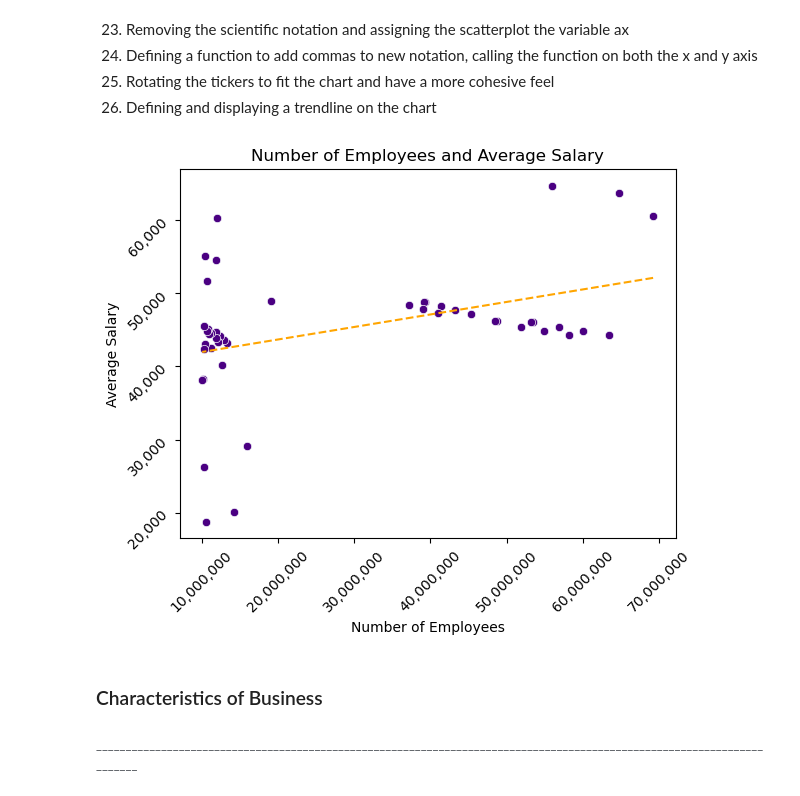
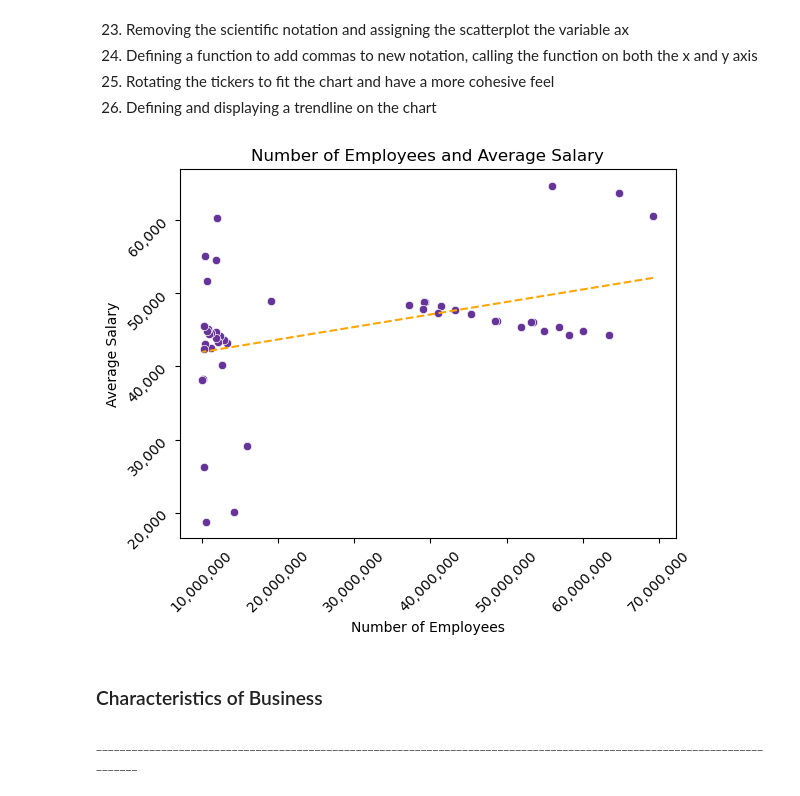
Before and after one commit to FinnMcSweeney/asmt-08-group1, a Jupyter notebook: ETLreport.ipynb, the cells around one changed output. Drawn from its saved outputs; the diff is of its cells as text; code cells hidden in the pictures.

```diff
--- a/ETLreport.ipynb
+++ b/ETLreport.ipynb
@@ -158,34 +159,34 @@ correlation = top50['EMP'].corr(top50['Average_Salary'])
 # %%
 x = top50['EMP']
 y = top50['Average_Salary']
 
 sns.scatterplot(x, y);
 
 # Removing the scientific notation and assigning the scatterplot the variable ax
-ax = sns.scatterplot(x, y, color = 'indigo');
+ax = sns.scatterplot(x, y, color = 'rebeccapurple');
 ax.yaxis.get_major_formatter().set_scientific(False)
 ax.xaxis.get_major_formatter().set_scientific(False)
 
 def add_commas(x, pos):
     return '{:,}'.format(int(x))
 
 ax.yaxis.set_major_formatter(FuncFormatter(add_commas))
 ax.xaxis.set_major_formatter(FuncFormatter(add_commas))
 
 ax.xaxis.set_tick_params(rotation=45)
 ax.yaxis.set_tick_params(rotation=45)
 
 z = np.polyfit(x, y, 1)
 p = np.poly1d(z)
 
 plt.plot(x, p(x), "r--", color = 'orange')
 
 # Labeling
 plt.xlabel("Number of Employees")
 plt.ylabel("Average Salary")
 plt.title('Number of Employees and Average Salary');
 # %% [output]
-[figure, old version]
+[figure, new version]
 # %% [markdown]
 <h3>Characteristics of Business</h3>
 <h6>________________________________________________________________________________________________________________________</h6>
```
Also changed, not shown: parts of 3 cells of this notebook.
